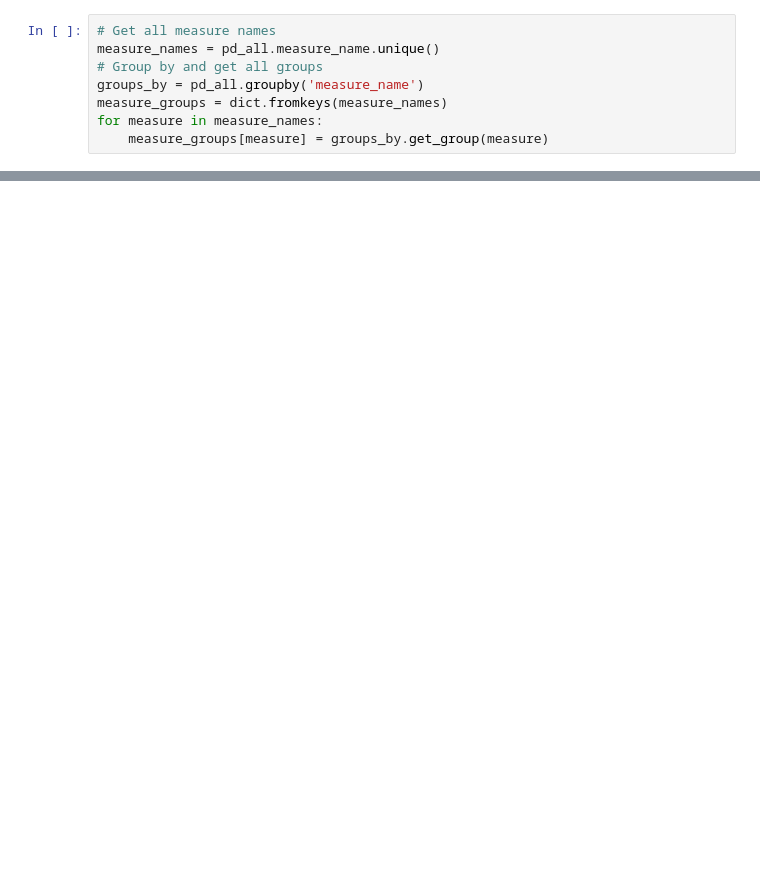
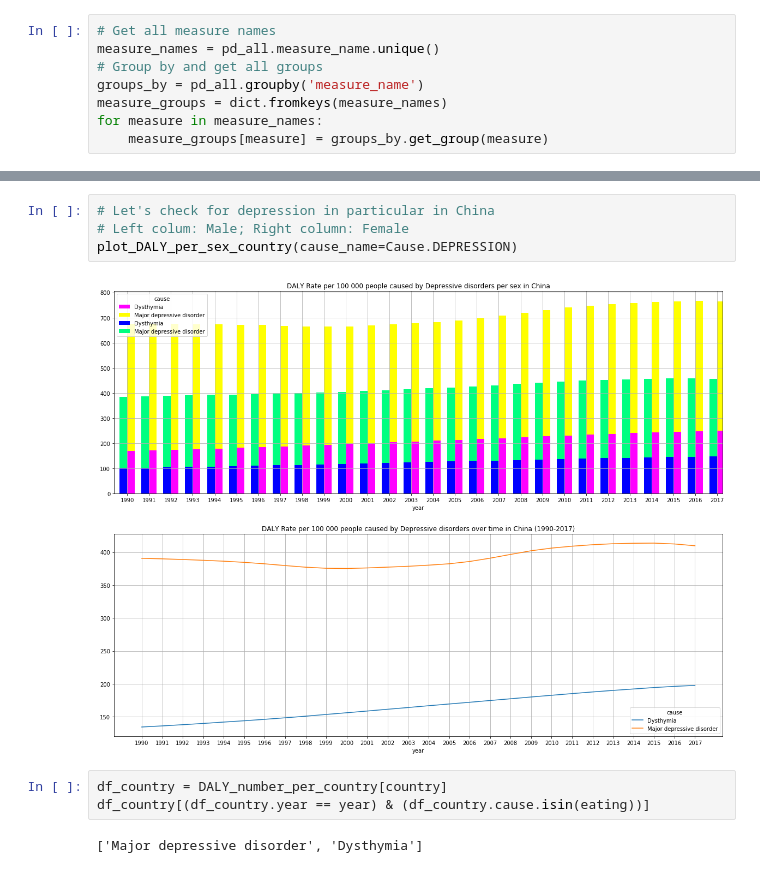
Before and after one commit to Sytta/ADA2018-Project, a Jupyter notebook: data_exploration_Yawen.ipynb, the cells around one changed output, grey strips where cells are left out. Cells and saved outputs as stored; diff of their text form; blank space fills up the shorter version.

```diff
--- a/data_exploration_Yawen.ipynb
+++ b/data_exploration_Yawen.ipynb
@@ -50,0 +238,11 @@ for measure in measure_names:
+# %%
+# Let's check for depression in particular in China
+# Left colum: Male; Right column: Female
+plot_DALY_per_sex_country(cause_name=Cause.DEPRESSION)
+# %% [output]
+[figure, added]
+# %%
+df_country = DALY_number_per_country[country]
+df_country[(df_country.year == year) & (df_country.cause.isin(eating))]
+# %% [output]
+['Major depressive disorder', 'Dysthymia']
```
Also changed, not shown: parts of 34 cells of this notebook, 1 other file.
